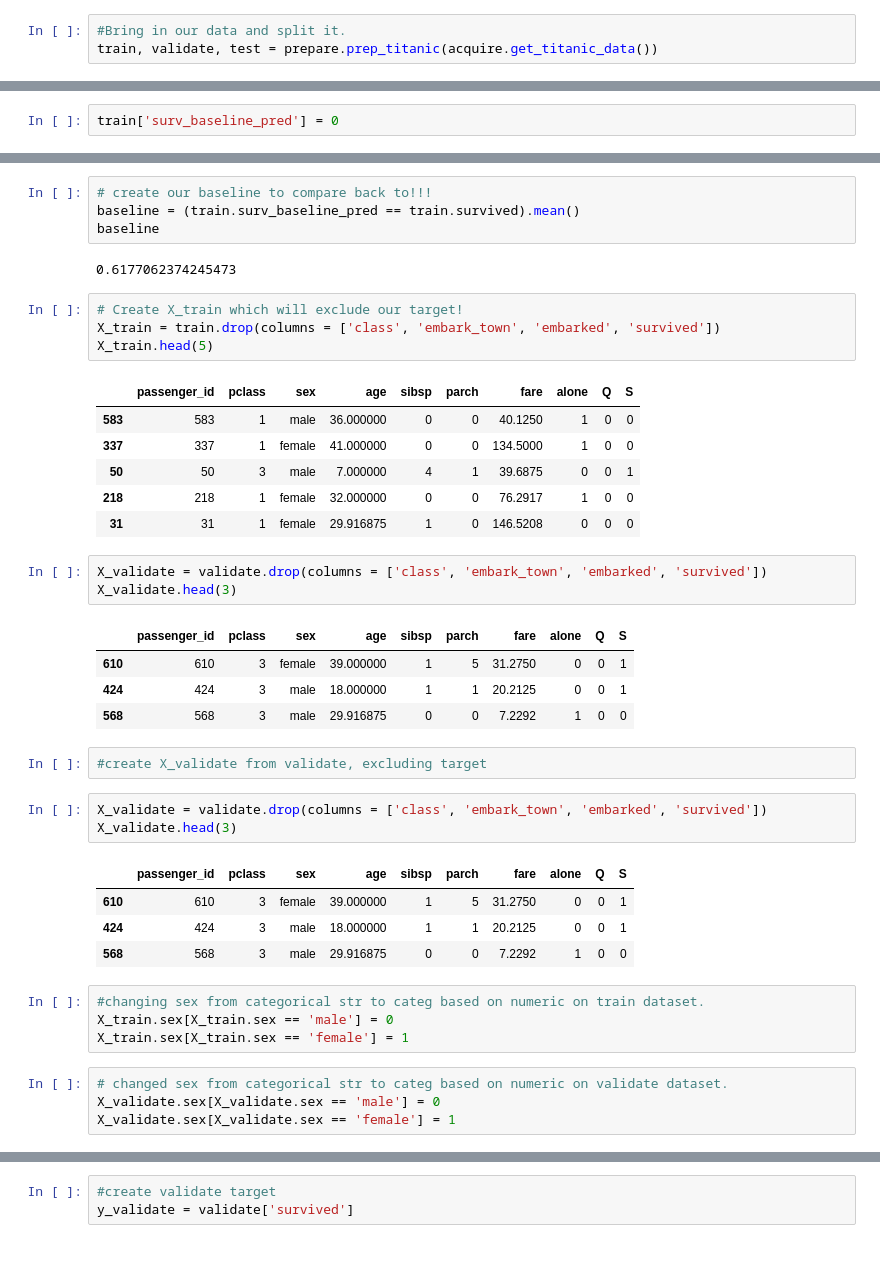
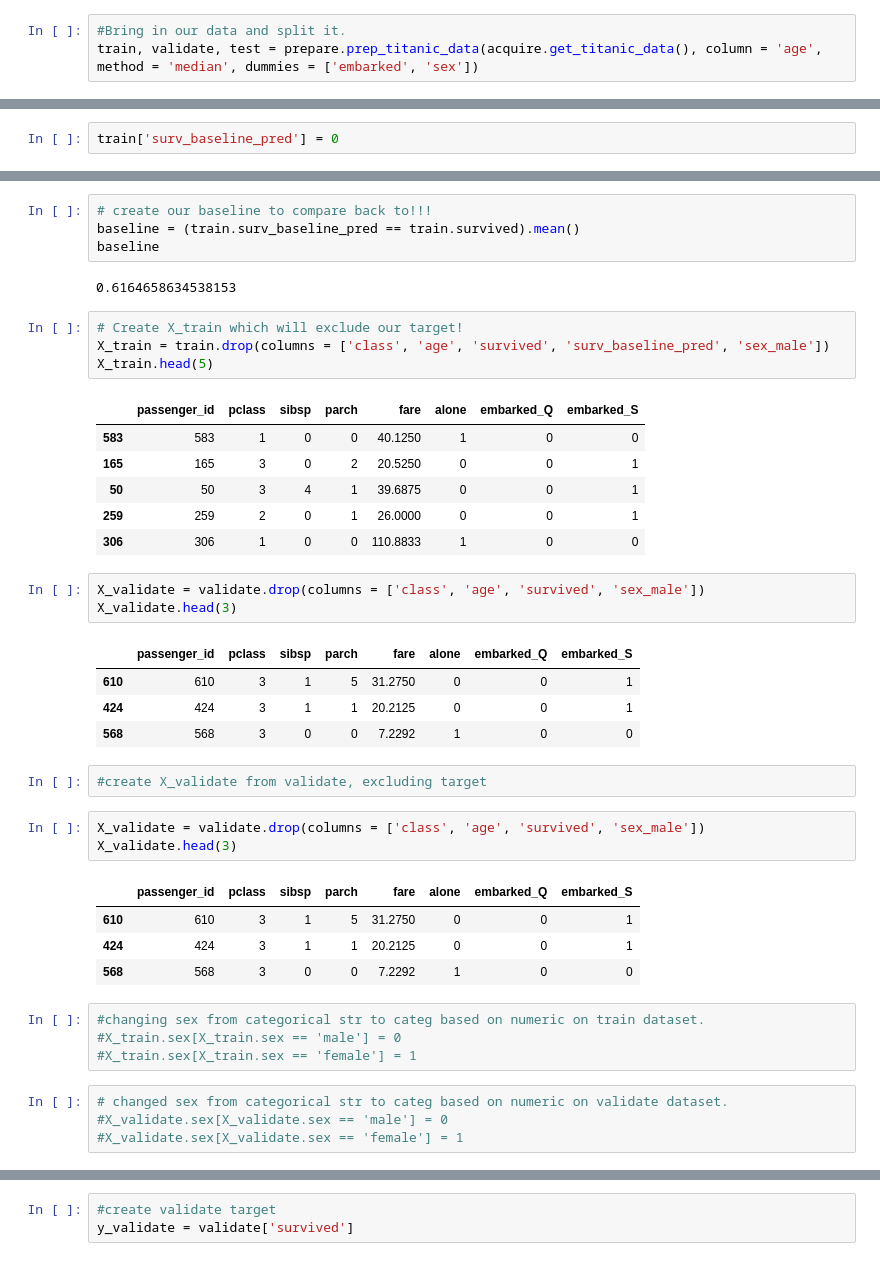
Before and after one commit to RobLMurphy92/classification-exercises, a Jupyter notebook: model.ipynb, the cells around one changed output, grey strips where cells are left out. Saved outputs shown, nothing was run; the diff lists cells and outputs as text.

```diff
--- a/model.ipynb
+++ b/model.ipynb
@@ -343,7 +328,7 @@ model 1 performs better wih an train accuracy: 95.37 and validate accuracy of 74
 Continue working in your model file with titanic data to do the following:
 # %%
 #Bring in our data and split it.
-train, validate, test = prepare.prep_titanic(acquire.get_titanic_data())
+train, validate, test = prepare.prep_titanic_data(acquire.get_titanic_data(), column = 'age', method = 'median', dummies = ['embarked', 'sex'])
 # %%
 #look at the shape of test,validate,test!!!
 # %%
@@ -363,44 +355,44 @@ train['surv_baseline_pred'] = 0
 baseline = (train.surv_baseline_pred == train.survived).mean()
 baseline
 # %% [output]
-0.6177062374245473
+0.6164658634538153
 # %%
 # Create X_train which will exclude our target!
-X_train = train.drop(columns = ['class', 'embark_town', 'embarked', 'survived'])
+X_train = train.drop(columns = ['class', 'age', 'survived', 'surv_baseline_pred', 'sex_male'])
 X_train.head(5)
 # %% [output]
-|  | passenger_id | pclass | sex | age | sibsp | parch | fare | alone | Q | S |
-| 583 | 583 | 1 | male | 36.000000 | 0 | 0 | 40.1250 | 1 | 0 | 0 |
-| 337 | 337 | 1 | female | 41.000000 | 0 | 0 | 134.5000 | 1 | 0 | 0 |
-| 50 | 50 | 3 | male | 7.000000 | 4 | 1 | 39.6875 | 0 | 0 | 1 |
-| 218 | 218 | 1 | female | 32.000000 | 0 | 0 | 76.2917 | 1 | 0 | 0 |
-| 31 | 31 | 1 | female | 29.916875 | 1 | 0 | 146.5208 | 0 | 0 | 0 |
+|  | passenger_id | pclass | sibsp | parch | fare | alone | embarked_Q | embarked_S |
+| 583 | 583 | 1 | 0 | 0 | 40.1250 | 1 | 0 | 0 |
+| 165 | 165 | 3 | 0 | 2 | 20.5250 | 0 | 0 | 1 |
+| 50 | 50 | 3 | 4 | 1 | 39.6875 | 0 | 0 | 1 |
+| 259 | 259 | 2 | 0 | 1 | 26.0000 | 0 | 0 | 1 |
+| 306 | 306 | 1 | 0 | 0 | 110.8833 | 1 | 0 | 0 |
 # %%
-X_validate = validate.drop(columns = ['class', 'embark_town', 'embarked', 'survived'])
+X_validate = validate.drop(columns = ['class', 'age', 'survived', 'sex_male'])
 X_validate.head(3)
 # %% [output]
-|  | passenger_id | pclass | sex | age | sibsp | parch | fare | alone | Q | S |
-| 610 | 610 | 3 | female | 39.000000 | 1 | 5 | 31.2750 | 0 | 0 | 1 |
-| 424 | 424 | 3 | male | 18.000000 | 1 | 1 | 20.2125 | 0 | 0 | 1 |
-| 568 | 568 | 3 | male | 29.916875 | 0 | 0 | 7.2292 | 1 | 0 | 0 |
+|  | passenger_id | pclass | sibsp | parch | fare | alone | embarked_Q | embarked_S |
+| 610 | 610 | 3 | 1 | 5 | 31.2750 | 0 | 0 | 1 |
+| 424 | 424 | 3 | 1 | 1 | 20.2125 | 0 | 0 | 1 |
+| 568 | 568 | 3 | 0 | 0 | 7.2292 | 1 | 0 | 0 |
 # %%
 #create X_validate from validate, excluding target
 # %%
-X_validate = validate.drop(columns = ['class', 'embark_town', 'embarked', 'survived'])
+X_validate = validate.drop(columns = ['class', 'age', 'survived', 'sex_male'])
 X_validate.head(3)
 # %% [output]
-|  | passenger_id | pclass | sex | age | sibsp | parch | fare | alone | Q | S |
-| 610 | 610 | 3 | female | 39.000000 | 1 | 5 | 31.2750 | 0 | 0 | 1 |
-| 424 | 424 | 3 | male | 18.000000 | 1 | 1 | 20.2125 | 0 | 0 | 1 |
-| 568 | 568 | 3 | male | 29.916875 | 0 | 0 | 7.2292 | 1 | 0 | 0 |
+|  | passenger_id | pclass | sibsp | parch | fare | alone | embarked_Q | embarked_S |
+| 610 | 610 | 3 | 1 | 5 | 31.2750 | 0 | 0 | 1 |
+| 424 | 424 | 3 | 1 | 1 | 20.2125 | 0 | 0 | 1 |
+| 568 | 568 | 3 | 0 | 0 | 7.2292 | 1 | 0 | 0 |
 # %%
 #changing sex from categorical str to categ based on numeric on train dataset.
-X_train.sex[X_train.sex == 'male'] = 0
-X_train.sex[X_train.sex == 'female'] = 1
+#X_train.sex[X_train.sex == 'male'] = 0
+#X_train.sex[X_train.sex == 'female'] = 1
 # %%
 # changed sex from categorical str to categ based on numeric on validate dataset.
-X_validate.sex[X_validate.sex == 'male'] = 0
-X_validate.sex[X_validate.sex == 'female'] = 1
+#X_validate.sex[X_validate.sex == 'male'] = 0
+#X_validate.sex[X_validate.sex == 'female'] = 1
 # %%
 #create our train target.
 y_train = train['survived']
```
Also changed, not shown: parts of 170 cells of this notebook.
